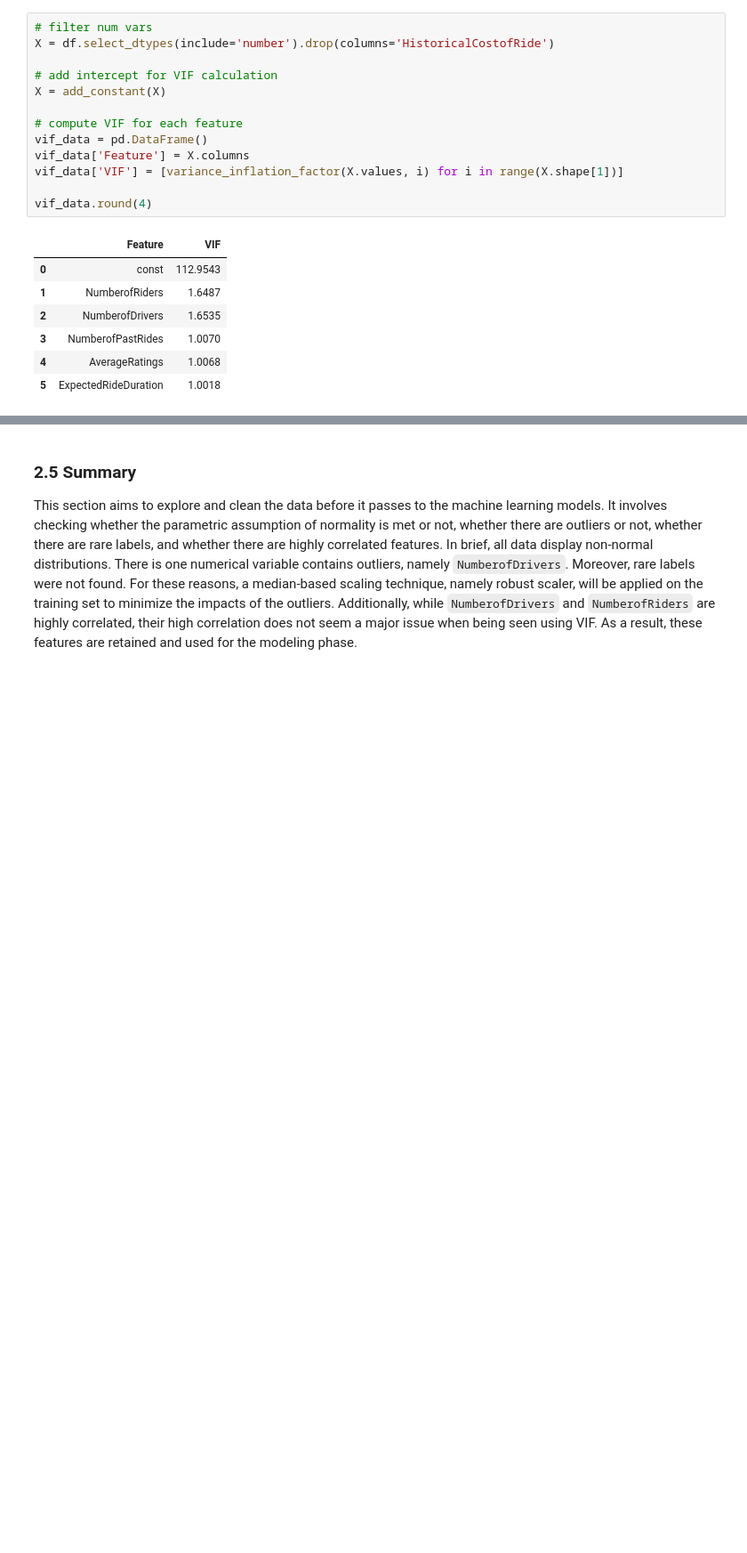
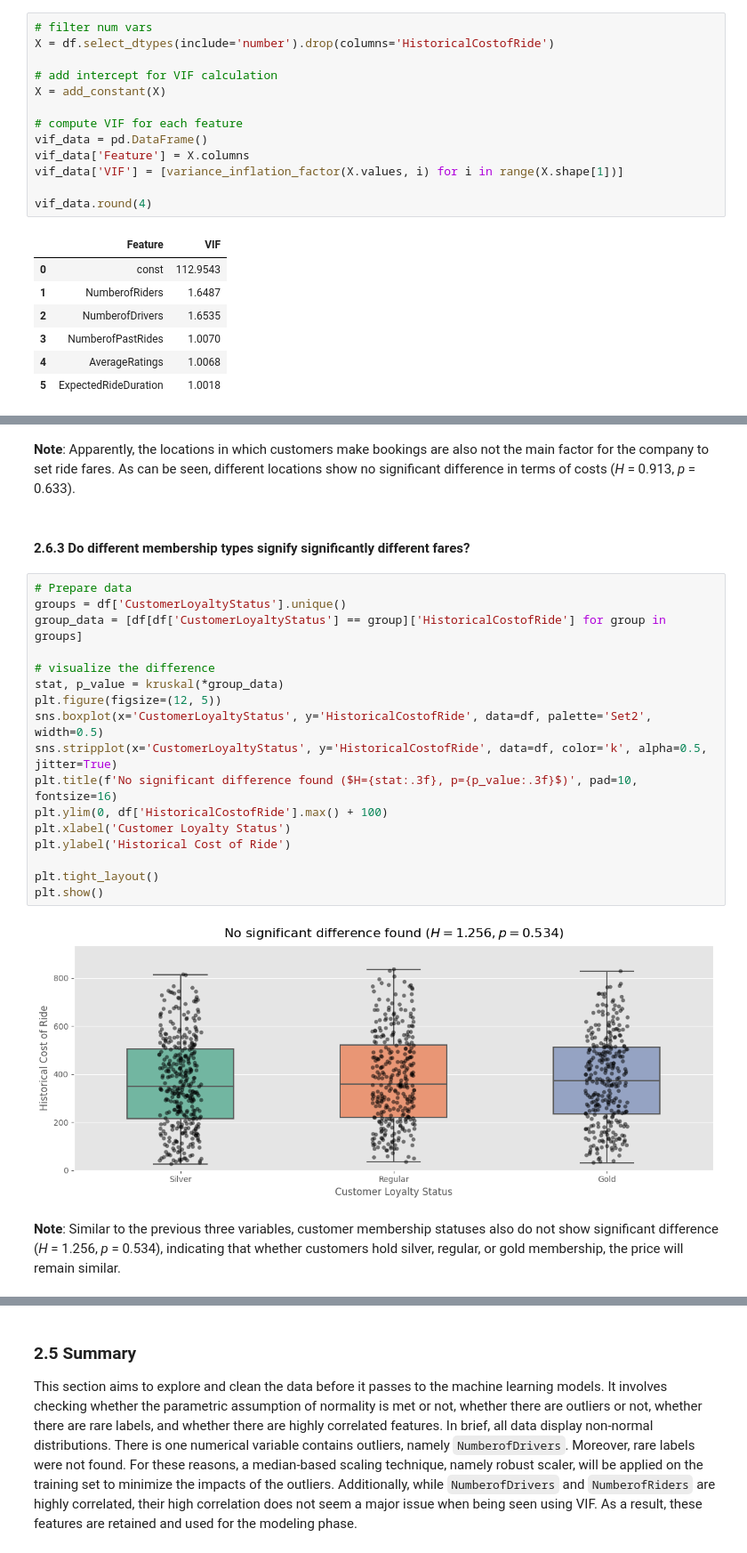
Before and after one commit to LingAdeu/dynamic-pricing-model, a Jupyter notebook: notebook/notebook.ipynb, the cells around one changed output, grey strips where cells are left out. Shown at 89% size. Drawn from its saved outputs; the diff is of its cells as text; blank space fills up the shorter version.

```diff
--- a/notebook/notebook.ipynb
+++ b/notebook/notebook.ipynb
@@ -354,0 +405,25 @@ vif_data.round(4)
+# %% [markdown]
+**Note**: Apparently, the locations in which customers make bookings are also not the main factor for the company to set ride fares. As can be seen, different locations show no significant difference in terms of costs (*H* = 0.913, *p* = 0.633).
+# %% [markdown]
+#### **2.6.3 Do different membership types signify significantly different fares?**
+# %%
+# Prepare data
+groups = df['CustomerLoyaltyStatus'].unique()
+group_data = [df[df['CustomerLoyaltyStatus'] == group]['HistoricalCostofRide'] for group in groups]
+
+# visualize the difference
+stat, p_value = kruskal(*group_data)
+plt.figure(figsize=(12, 5))
+sns.boxplot(x='CustomerLoyaltyStatus', y='HistoricalCostofRide', data=df, palette='Set2', width=0.5)
+sns.stripplot(x='CustomerLoyaltyStatus', y='HistoricalCostofRide', data=df, color='k', alpha=0.5, jitter=True)
+plt.title(f'No significant difference found ($H={stat:.3f}, p={p_value:.3f}$)', pad=10, fontsize=16)
+plt.ylim(0, df['HistoricalCostofRide'].max() + 100)
+plt.xlabel('Customer Loyalty Status')
+plt.ylabel('Historical Cost of Ride')
+
+plt.tight_layout()
+plt.show()
+# %% [output]
+[figure, added]
+# %% [markdown]
+**Note**: Similar to the previous three variables, customer membership statuses also do not show significant difference (*H* = 1.256, *p* = 0.534), indicating that whether customers hold silver, regular, or gold membership, the price will remain similar.
```
Also changed, not shown: parts of 79 cells of this notebook, 4 other files.
